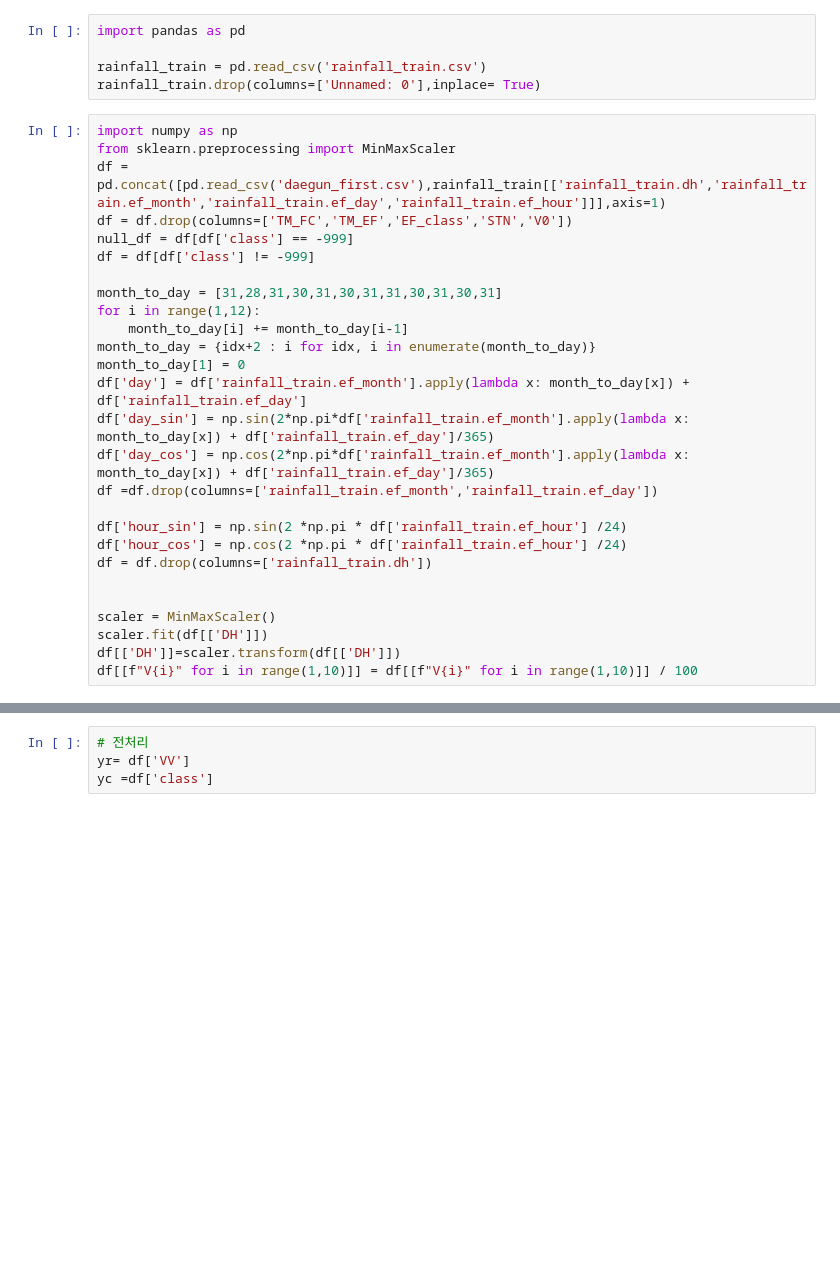
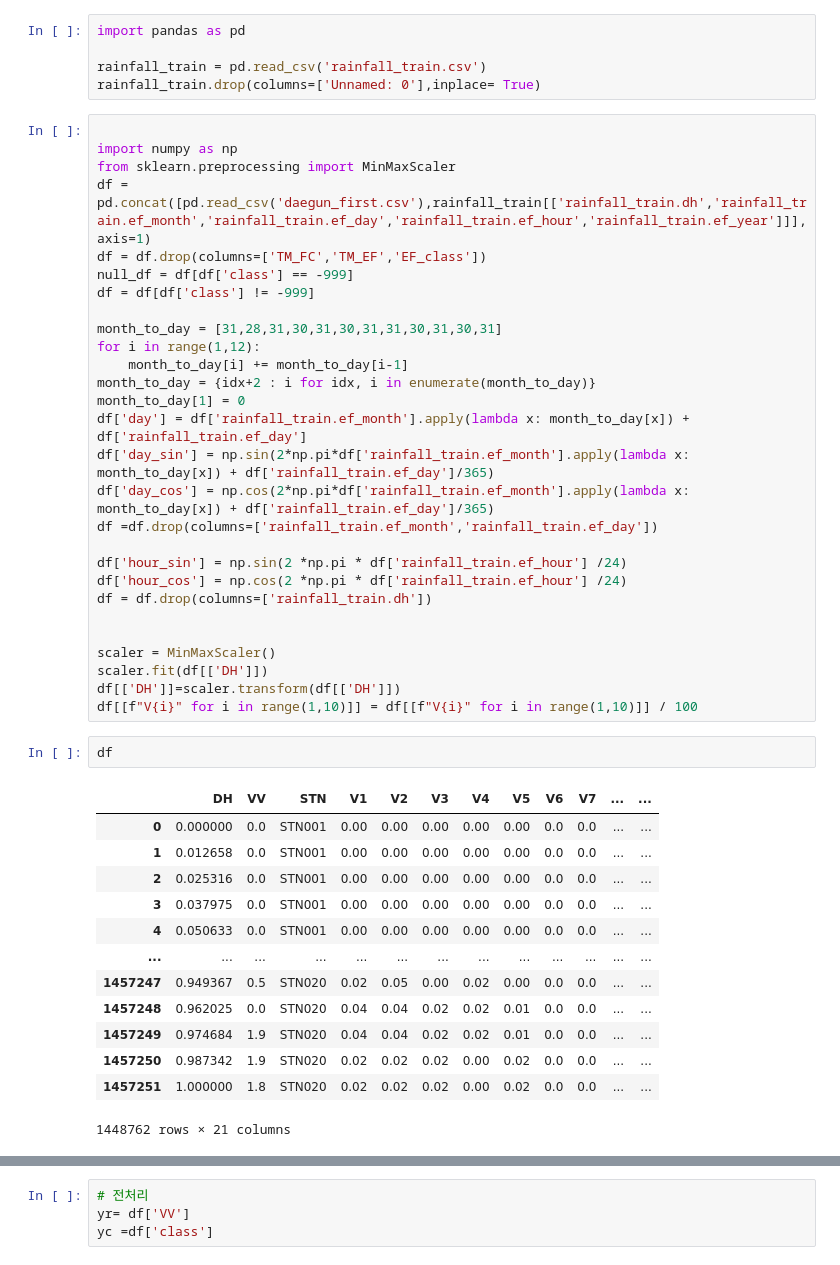
Before and after one commit to Abel3005/TSI, a Jupyter notebook: Model.ipynb, the cells around one changed output, grey strips where cells are left out. Saved outputs shown, nothing was run; the diff lists cells and outputs as text; blank space fills up the shorter version.

```diff
--- a/Model.ipynb
+++ b/Model.ipynb
@@ -206,10 +206,11 @@ import pandas as pd
 rainfall_train = pd.read_csv('rainfall_train.csv')
 rainfall_train.drop(columns=['Unnamed: 0'],inplace= True)
 # %%
+
 import numpy as np
 from sklearn.preprocessing import MinMaxScaler
-df = pd.concat([pd.read_csv('daegun_first.csv'),rainfall_train[['rainfall_train.dh','rainfall_train.ef_month','rainfall_train.ef_day','rainfall_train.ef_hour']]],axis=1)
-df = df.drop(columns=['TM_FC','TM_EF','EF_class','STN','V0'])
+df = pd.concat([pd.read_csv('daegun_first.csv'),rainfall_train[['rainfall_train.dh','rainfall_train.ef_month','rainfall_train.ef_day','rainfall_train.ef_hour','rainfall_train.ef_year']]],axis=1)
+df = df.drop(columns=['TM_FC','TM_EF','EF_class'])
 null_df = df[df['class'] == -999]
 df = df[df['class'] != -999]
 
@@ -232,3 +233,19 @@ scaler = MinMaxScaler()
 scaler.fit(df[['DH']])
 df[['DH']]=scaler.transform(df[['DH']])
 df[[f"V{i}" for i in range(1,10)]] = df[[f"V{i}" for i in range(1,10)]] / 100
+# %%
+df
+# %% [output]
+|  | DH | VV | STN | V1 | V2 | V3 | V4 | V5 | V6 | V7 | ... | ... |
+| 0 | 0.000000 | 0.0 | STN001 | 0.00 | 0.00 | 0.00 | 0.00 | 0.00 | 0.0 | 0.0 | ... | ... |
+| 1 | 0.012658 | 0.0 | STN001 | 0.00 | 0.00 | 0.00 | 0.00 | 0.00 | 0.0 | 0.0 | ... | ... |
+| 2 | 0.025316 | 0.0 | STN001 | 0.00 | 0.00 | 0.00 | 0.00 | 0.00 | 0.0 | 0.0 | ... | ... |
+| 3 | 0.037975 | 0.0 | STN001 | 0.00 | 0.00 | 0.00 | 0.00 | 0.00 | 0.0 | 0.0 | ... | ... |
+| 4 | 0.050633 | 0.0 | STN001 | 0.00 | 0.00 | 0.00 | 0.00 | 0.00 | 0.0 | 0.0 | ... | ... |
+| ... | ... | ... | ... | ... | ... | ... | ... | ... | ... | ... | ... | ... |
+| 1457247 | 0.949367 | 0.5 | STN020 | 0.02 | 0.05 | 0.00 | 0.02 | 0.00 | 0.0 | 0.0 | ... | ... |
+| 1457248 | 0.962025 | 0.0 | STN020 | 0.04 | 0.04 | 0.02 | 0.02 | 0.01 | 0.0 | 0.0 | ... | ... |
+| 1457249 | 0.974684 | 1.9 | STN020 | 0.04 | 0.04 | 0.02 | 0.02 | 0.01 | 0.0 | 0.0 | ... | ... |
+| 1457250 | 0.987342 | 1.9 | STN020 | 0.02 | 0.02 | 0.02 | 0.00 | 0.02 | 0.0 | 0.0 | ... | ... |
+| 1457251 | 1.000000 | 1.8 | STN020 | 0.02 | 0.02 | 0.02 | 0.00 | 0.02 | 0.0 | 0.0 | ... | ... |
+1448762 rows × 21 columns
```
Also changed, not shown: parts of 17 cells of this notebook.
